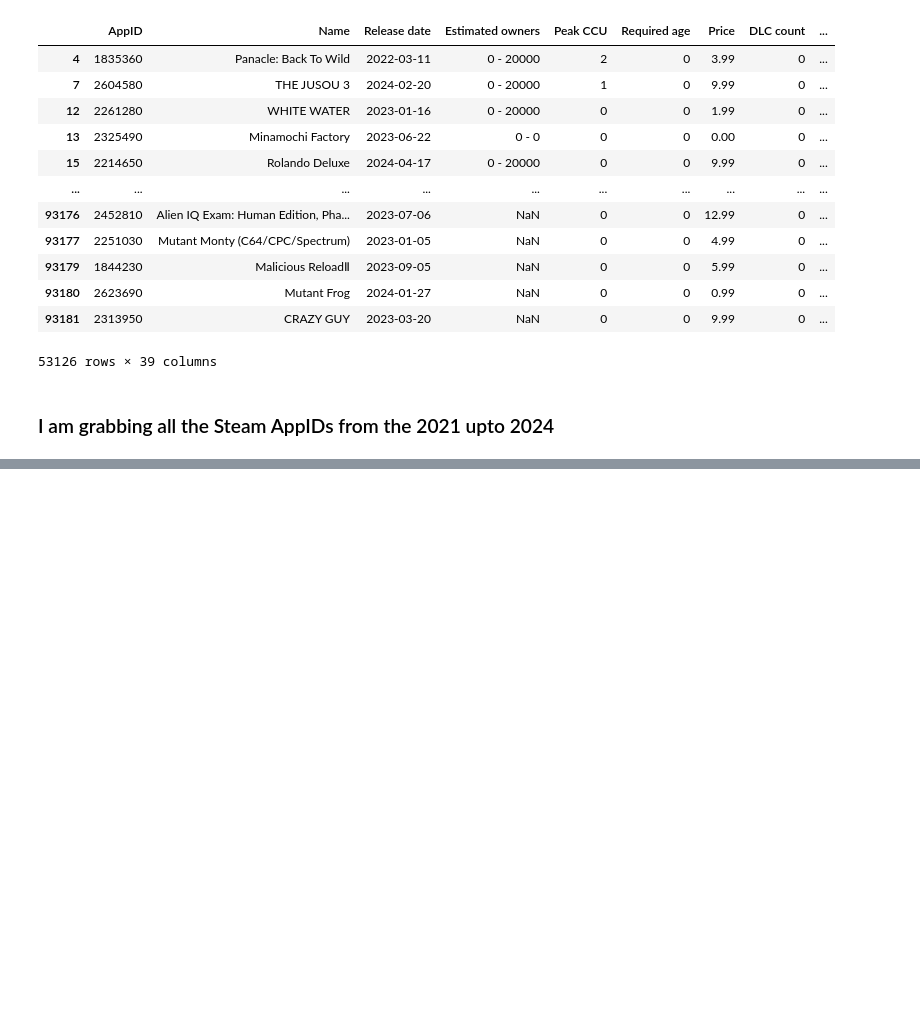
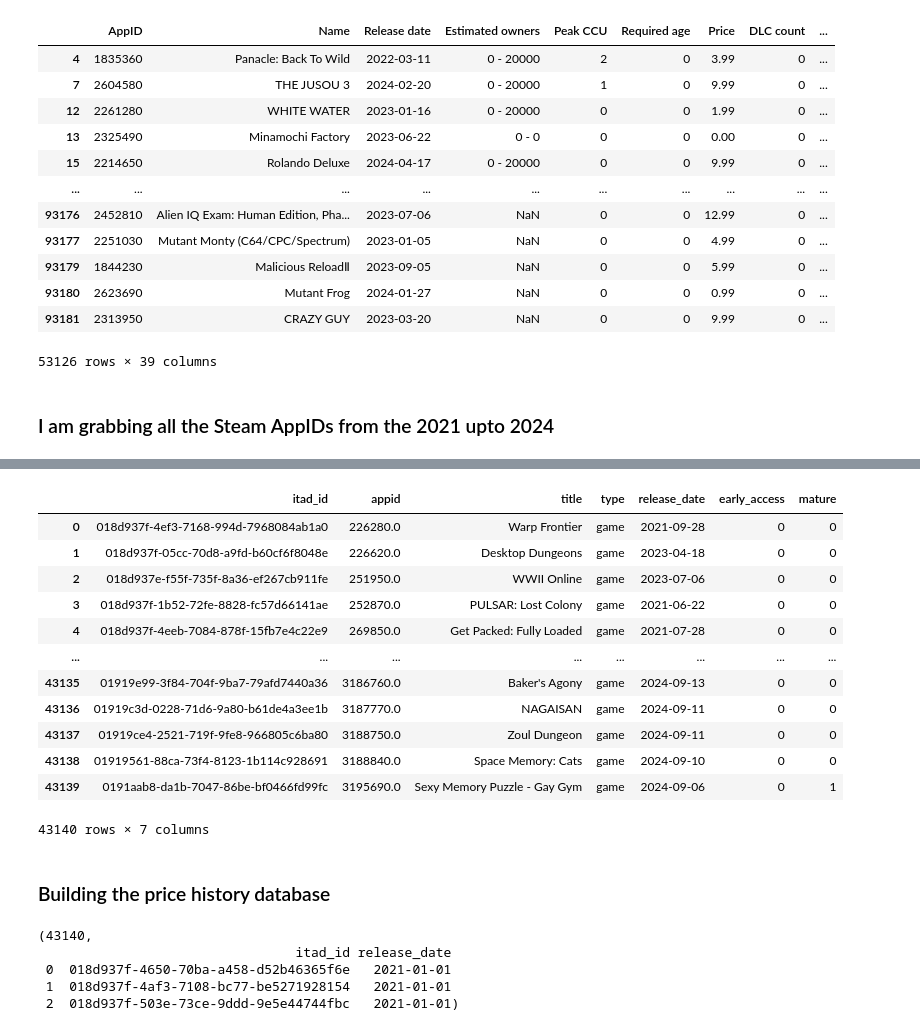
Before and after one commit to faraz1272/steam-discount-forecast, a Jupyter notebook: notebooks/data_collection.ipynb, the cells around one changed output, grey strips where cells are left out. Saved outputs shown, nothing was run; the diff lists cells and outputs as text; code cells hidden in the pictures; blank space fills up the shorter version.

```diff
--- a/steam_discount_forecast.ipynb
+++ b/notebooks/data_collection.ipynb
@@ -257,0 +731,20 @@ appids = filtered['AppID'].dropna().astype(int).drop_duplicates().tolist()
+# %%
+conn = sqlite3.connect("data/steam_sales.db")
+
+pd.read_sql("SELECT * FROM games;", conn)
+# %% [output]
+|  | itad_id | appid | title | type | release_date | early_access | mature |
+| 0 | 018d937f-4ef3-7168-994d-7968084ab1a0 | 226280.0 | Warp Frontier | game | 2021-09-28 | 0 | 0 |
+| 1 | 018d937f-05cc-70d8-a9fd-b60cf6f8048e | 226620.0 | Desktop Dungeons | game | 2023-04-18 | 0 | 0 |
+| 2 | 018d937e-f55f-735f-8a36-ef267cb911fe | 251950.0 | WWII Online | game | 2023-07-06 | 0 | 0 |
+| 3 | 018d937f-1b52-72fe-8828-fc57d66141ae | 252870.0 | PULSAR: Lost Colony | game | 2021-06-22 | 0 | 0 |
+| 4 | 018d937f-4eeb-7084-878f-15fb7e4c22e9 | 269850.0 | Get Packed: Fully Loaded | game | 2021-07-28 | 0 | 0 |
+| ... | ... | ... | ... | ... | ... | ... | ... |
+| 43135 | 01919e99-3f84-704f-9ba7-79afd7440a36 | 3186760.0 | Baker's Agony | game | 2024-09-13 | 0 | 0 |
+| 43136 | 01919c3d-0228-71d6-9a80-b61de4a3ee1b | 3187770.0 | NAGAISAN | game | 2024-09-11 | 0 | 0 |
+| 43137 | 01919ce4-2521-719f-9fe8-966805c6ba80 | 3188750.0 | Zoul Dungeon | game | 2024-09-11 | 0 | 0 |
+| 43138 | 01919561-88ca-73f4-8123-1b114c928691 | 3188840.0 | Space Memory: Cats | game | 2024-09-10 | 0 | 0 |
+| 43139 | 0191aab8-da1b-7047-86be-bf0466fd99fc | 3195690.0 | Sexy Memory Puzzle - Gay Gym | game | 2024-09-06 | 0 | 1 |
+43140 rows × 7 columns
+# %% [markdown]
+### Building the price history database
@@ -257,0 +830,18 @@ appids = filtered['AppID'].dropna().astype(int).drop_duplicates().tolist()
+# %%
+with closing(sqlite3.connect(DB_PATH)) as conn:
+    todo = pd.read_sql("""
+      SELECT g.itad_id, g.release_date
+      FROM games g
+      WHERE g.release_date BETWEEN '2021-01-01' AND '2024-12-31'
+        AND NOT EXISTS (
+          SELECT 1 FROM history_events h WHERE h.itad_id = g.itad_id
+        )
+    """, conn)
+
+len(todo), todo.head(3)
+# %% [output]
+(43140,
+                                 itad_id release_date
+ 0  018d937f-4650-70ba-a458-d52b46365f6e   2021-01-01
+ 1  018d937f-4af3-7108-bc77-be5271928154   2021-01-01
+ 2  018d937f-503e-73ce-9ddd-9e5e44744fbc   2021-01-01)
```
Also changed, not shown: parts of 23 cells of this notebook, 2 other files.
